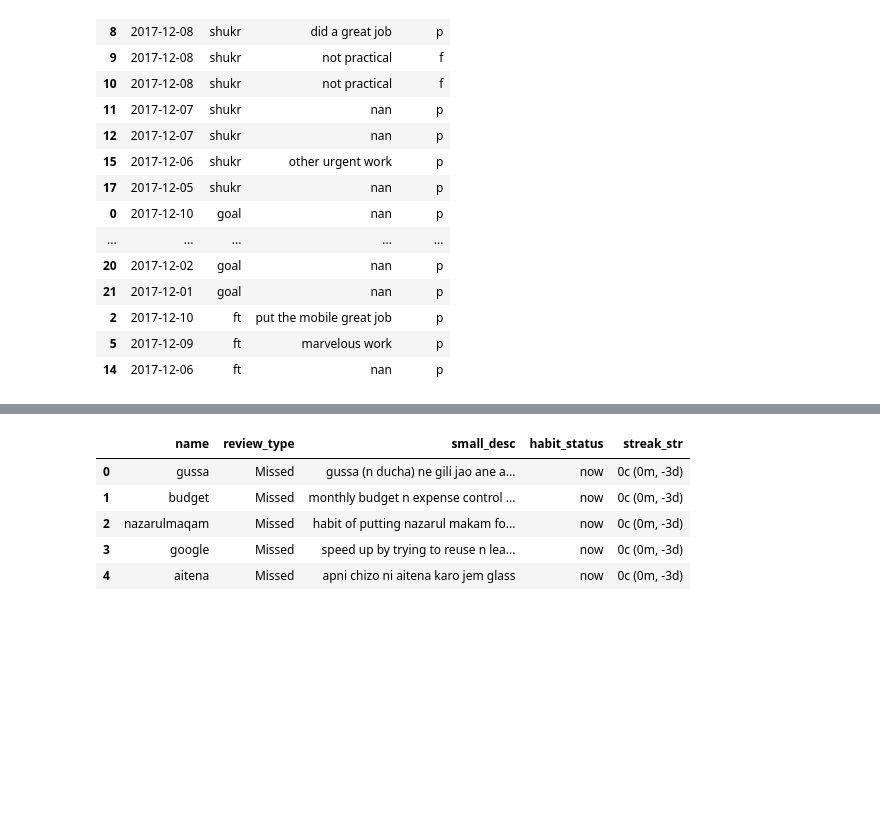
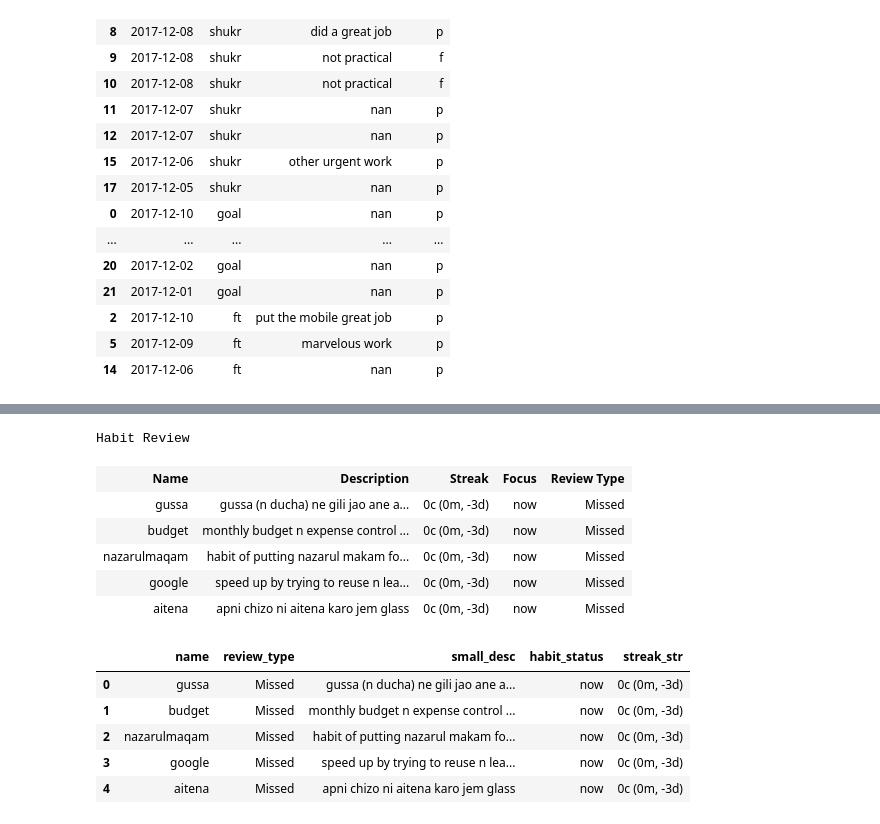
Before and after one commit to mohdj/jupyterNbs, a Jupyter notebook: archive/Habit_debug.ipynb, the cells around one changed output, grey strips where cells are left out. Drawn from its saved outputs; the diff is of its cells as text; code cells hidden in the pictures; blank space fills up the shorter version.

```diff
--- a/archive/Habit_debug.ipynb
+++ b/archive/Habit_debug.ipynb
@@ -311 +420,40 @@ Hello
+# %%
+# Sort by: review_type, habit_status
+# Color Code:
+# red - focus and missed
+# black - now, later and missed
+# green - scheduled review
+def display_habit_review(habit_review):
+
+
+    def get_font_attribute(df):
+        color = ""
+        if df.review_type.lower() == 'missed':
+            color = 'red' if df.habit_status == 'focus' else 'black'
+        else:
+            color = 'green'
+        return 'color=' + color
+
+    table_config = ({'column_name_in_order_of_display': ['name', 'small_desc', 'streak_str','habit_status','review_type'],
+                     'column_headers': ['Name', 'Description', 'Streak', 'Focus', 'Review Type'],
+                     'column_sort_by': ['review_type', 'habit_status'],
+                     'column_sort_by_is_asc': [True, True],
+                     'widths_in_pcntg': [10, 50, 20, 10, 10],
+                     'text_alignment': ['left', 'left', 'center', 'center', 'center'],
+                     'column_name_whose_value_change_adds_horizontal_ruler': None,
+                     'column_name_needing_custom_formatting': 'small_desc',
+                     'func_giving_font_attribute': get_font_attribute,
+                     'table_heading': 'Habit Review'
+                     })
+    display_html_table(habit_review, table_config)
+
+display_habit_review(habit_review)
+# %% [output]
+Habit Review
+| Name | Description | Streak | Focus | Review Type |
+| gussa | gussa (n ducha) ne gili jao ane a... | 0c (0m, -3d) | now | Missed |
+| budget | monthly budget n expense control ... | 0c (0m, -3d) | now | Missed |
+| nazarulmaqam | habit of putting nazarul makam fo... | 0c (0m, -3d) | now | Missed |
+| google | speed up by trying to reuse n lea... | 0c (0m, -3d) | now | Missed |
+| aitena | apni chizo ni aitena karo jem glass | 0c (0m, -3d) | now | Missed |
 # %%
```
Also changed, not shown: parts of 12 cells of this notebook, 6 other files.
